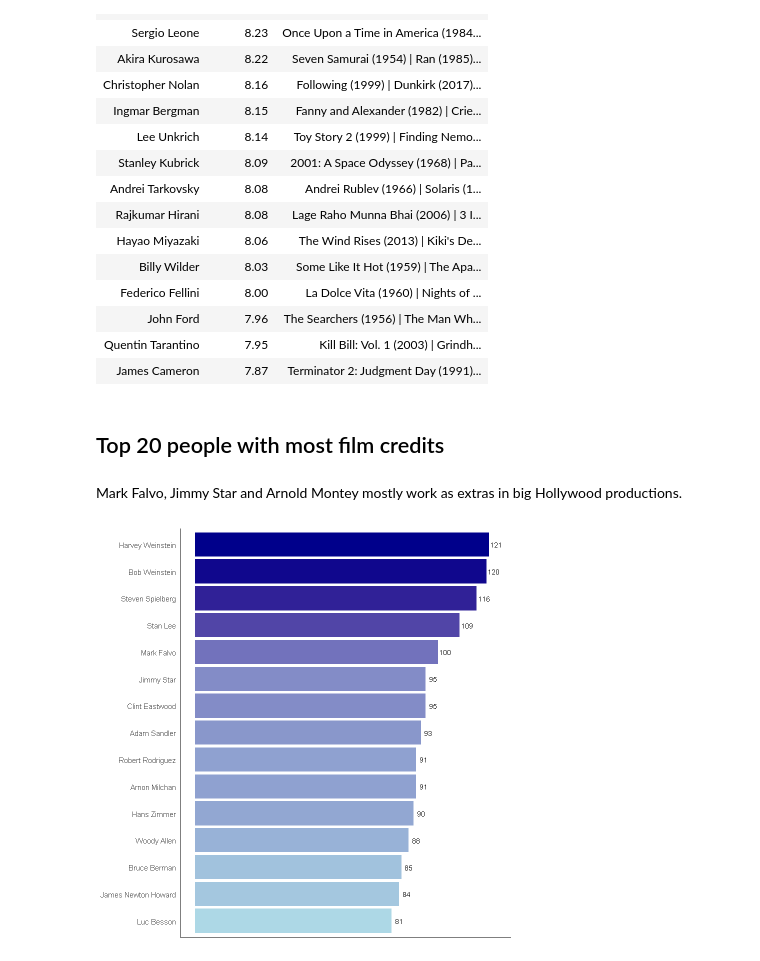
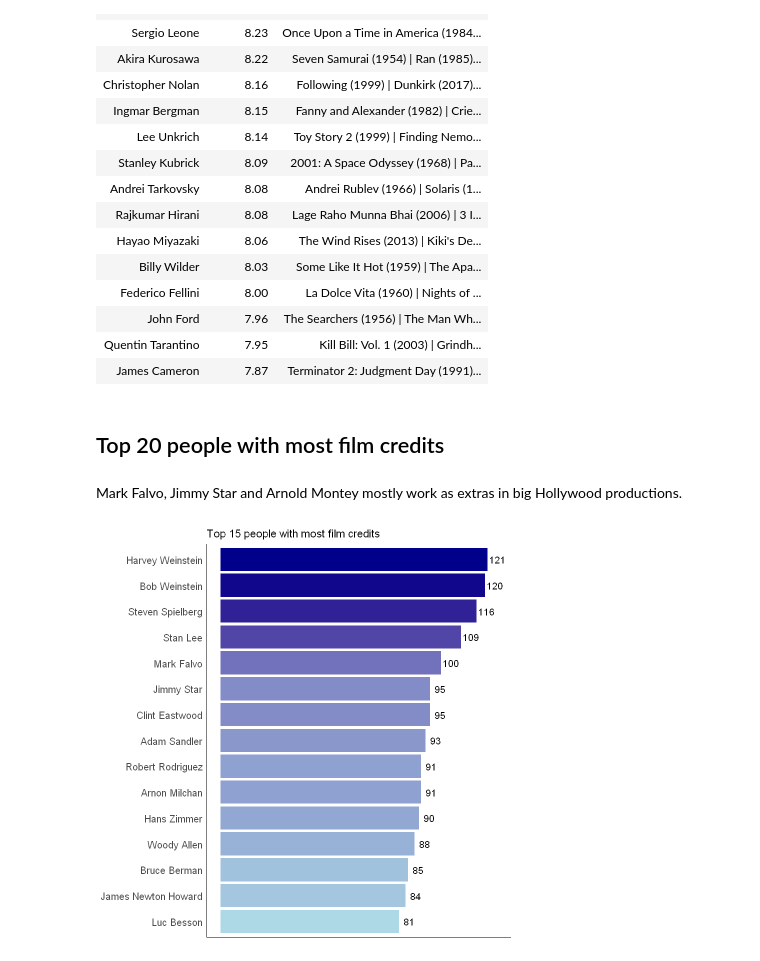
Before and after one commit to JacopoMalatesta/imdb_most_popular_films, a Jupyter notebook: scripts/04 - Querying and visualizing the results.ipynb, the cells around one changed output. Cells and saved outputs as stored; diff of their text form; code cells hidden in the pictures.

```diff
--- a/scripts/04 - Querying and visualizing the results.ipynb
+++ b/scripts/04 - Querying and visualizing the results.ipynb
@@ -104,35 +104,37 @@ A data.frame: 15 × 3
 | John Ford | 7.96 | The Searchers (1956) | The Man Wh... |
 | Quentin Tarantino | 7.95 | Kill Bill: Vol. 1 (2003) | Grindh... |
 | James Cameron | 7.87 | Terminator 2: Judgment Day (1991)... |
-# %% [markdown]
-## Top 20 people with most film credits
-# %% [markdown]
-Mark Falvo, Jimmy Star and Arnold Montey mostly work as extras in big Hollywood productions.
-# %%
-query = "WITH CTE AS (SELECT UNNEST(ARRAY[director, writer, actors, cinematographer, editor, composer,
-                                 production_designer, art_director, costume_designer, producers]) people
-FROM people)
-
-SELECT UNNEST(STRING_TO_ARRAY(people, ';')) people, COUNT(*) n_of_credits
-FROM CTE
-GROUP BY 1
-ORDER BY 2 DESC
-LIMIT 15"
-
-output_three <- dbGetQuery(conn = con, statement = query)
-
-output_three %>%
-ggplot(aes(x = fct_reorder(people, n_of_credits), y = as.numeric(n_of_credits), fill = as.numeric(n_of_credits))) +
-geom_col() +
-geom_text(aes(label = as.numeric(n_of_credits)), nudge_y = 3, size = 3) +
-coord_flip() +
-theme_classic() +
-theme(legend.position = "none",
-      axis.title.x = element_blank(),
-      axis.title.y = element_blank(),
-      axis.text.x = element_blank(),
-      axis.ticks.x = element_blank(),
-      axis.ticks.y = element_blank()) +
-scale_fill_gradient(low = "light blue", high = "dark blue")
-# %% [output]
-[figure, removed]
+# %% [markdown]
+## Top 20 people with most film credits
+# %% [markdown]
+Mark Falvo, Jimmy Star and Arnold Montey mostly work as extras in big Hollywood productions.
+# %%
+query = "WITH CTE AS (SELECT UNNEST(ARRAY[director, writer, actors, cinematographer, editor, composer,
+                                 production_designer, art_director, costume_designer, producers]) people
+FROM people)
+
+SELECT UNNEST(STRING_TO_ARRAY(people, ';')) people, COUNT(*) n_of_credits
+FROM CTE
+GROUP BY 1
+ORDER BY 2 DESC
+LIMIT 15"
+
+output_three <- dbGetQuery(conn = con, statement = query)
+
+output_three %>%
+ggplot(aes(x = fct_reorder(people, n_of_credits), y = as.numeric(n_of_credits), fill = as.numeric(n_of_credits))) +
+geom_col() +
+geom_text(aes(label = as.numeric(n_of_credits)), nudge_y = 4.5, size = 4) +
+coord_flip() +
+theme_classic() +
+theme(legend.position = "none",
+      axis.title.x = element_blank(),
+      axis.title.y = element_blank(),
+      axis.text.x = element_blank(),
+      axis.text.y = element_text(size = 12),
+      axis.ticks.x = element_blank(),
+      axis.ticks.y = element_blank()) +
+scale_fill_gradient(low = "light blue", high = "dark blue") +
+ggtitle("Top 15 people with most film credits")
+# %% [output]
+[figure, added]
```
Also changed, not shown: parts of 1 cell of this notebook.
